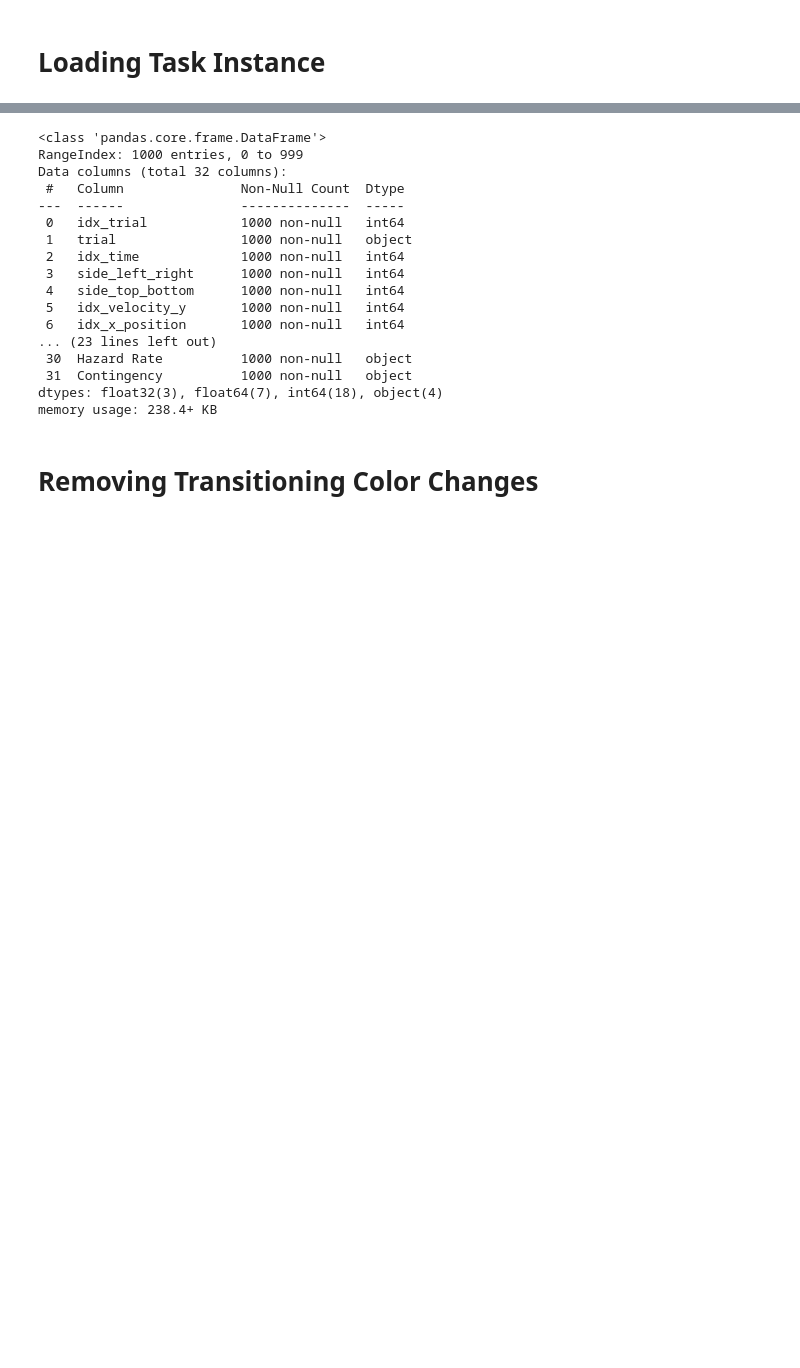
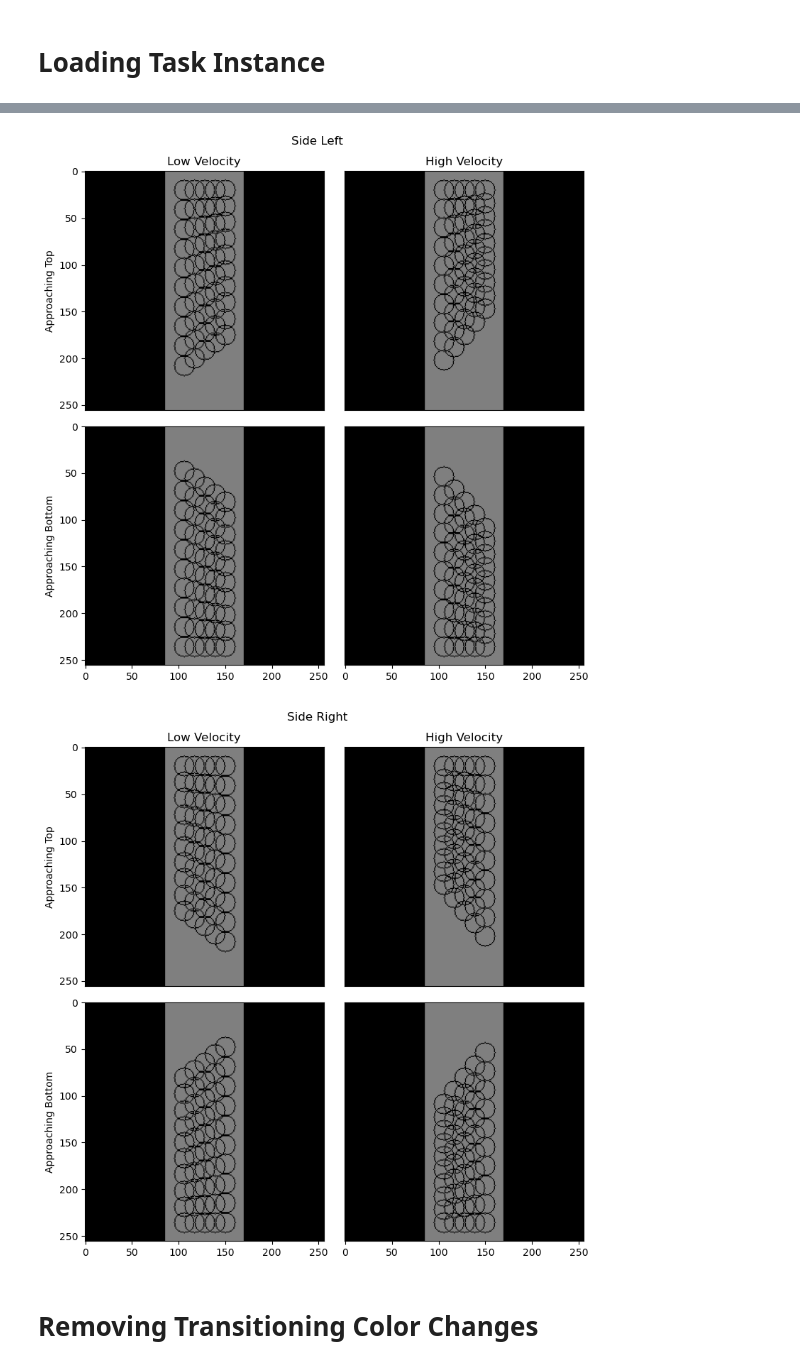
Before and after one commit to APRashedAhmed/Bouncing-Ball-Task, a Jupyter notebook: notebooks/1.0-Overall-Task-Statistics.ipynb, the cells around one changed output, grey strips where cells are left out. Drawn from its saved outputs; the diff is of its cells as text; code cells hidden in the pictures; blank space fills up the shorter version.

Commit message:
Newest plots and improving the human sample generation

```diff
--- a/notebooks/1.0-Overall-Task-Statistics.ipynb
+++ b/notebooks/1.0-Overall-Task-Statistics.ipynb
@@ -136,6 +197,9 @@ task, list_samples, list_targets, df_data, dict_metadata = hbb.generate_video_da
     task_parameters,
     shuffle=False,
 )
+mask_start = task.mask_start
+mask_end = task.mask_end
+mask_color = task.mask_color
 samples = task.samples
 targets = task.targets
 # %% [output]
@@ -178,23 +223,59 @@ Index(['idx_trial', 'trial', 'idx_time', 'side_left_right', 'side_top_bottom',
-# %%
-df_data.info()
-# %% [output]
-<class 'pandas.core.frame.DataFrame'>
-RangeIndex: 1000 entries, 0 to 999
-Data columns (total 32 columns):
- #   Column               Non-Null Count  Dtype
----  ------               --------------  -----
- 0   idx_trial            1000 non-null   int64
- 1   trial                1000 non-null   object
- 2   idx_time             1000 non-null   int64
- 3   side_left_right      1000 non-null   int64
- 4   side_top_bottom      1000 non-null   int64
- 5   idx_velocity_y       1000 non-null   int64
- 6   idx_x_position       1000 non-null   int64
-... (23 lines left out)
- 30  Hazard Rate          1000 non-null   object
- 31  Contingency          1000 non-null   object
-dtypes: float32(3), float64(7), int64(18), object(4)
-memory usage: 238.4+ KB
+# %%
+x_pos_sides = dict_metadata["x_grayzone_linspace_sides"]
+y_pos_sides = dict_metadata["straight"]["final_y_positions"]
+
+for left_right in np.sort(df_data["side_left_right"].unique())[1:]:
+    fig, axs = plt.subplots(2, 2, figsize=(8, 8))
+    for top_bottom in np.sort(df_data["side_top_bottom"].unique())[1:]:
+        for vel_y in np.sort(df_data["idx_velocity_y"].unique())[1:]:
+            frame = np.zeros((*size_frame[::-1], 3), dtype=np.uint8)
+            frame[:, mask_start:mask_end, :] = mask_color
+            for idx_pos_x in range(dict_metadata["num_pos_endpoints"]):
+                for idx_pos_y in range(dict_metadata["num_pos_endpoints"] * 2):
+                    frame = cv2.circle(
+                        frame,
+                        tuple(np.round(
+                            np.array(
+                                [
+                                    x_pos_sides[0, idx_pos_x],
+                                    y_pos_sides[
+                                        left_right,
+                                        top_bottom,
+                                        vel_y,
+                                        idx_pos_x,
+                                        idx_pos_y
+                                    ]
+                                ]
+                            )
+                        ).astype(int).tolist()),
+                        ball_radius + 1,
+                        color=[0, 0, 0],
+                        thickness=1,
+                        )
+
+            # Display the RGB image
+            ax = axs[top_bottom, vel_y]
+            ax.imshow(frame)
+            if top_bottom == 0:
+                ax.set_xticks([])
+                if vel_y == 0:
+                    ax.set_ylabel("Approaching Top")
+            elif vel_y == 0:
+                ax.set_ylabel("Approaching Bottom")
+
+            if vel_y == 1:
+                ax.set_yticks([])
+                if top_bottom == 0:
+                    ax.set_title("High Velocity")
+            elif top_bottom == 0:
+                ax.set_title("Low Velocity")
+        # axs[top_bottom, vel_y].axis('off')  # Optional: Turn off axis labels
+    plt.suptitle(f"Side {'Right' if left_right else 'Left'}")
+    plt.tight_layout()
+    plt.show()
+# %% [output]
+[figure, added]
+[figure, added]
 # %% [markdown]
 # Removing Transitioning Color Changes
 # %%
```
Also changed, not shown: parts of 16 cells of this notebook, 1 other file.
